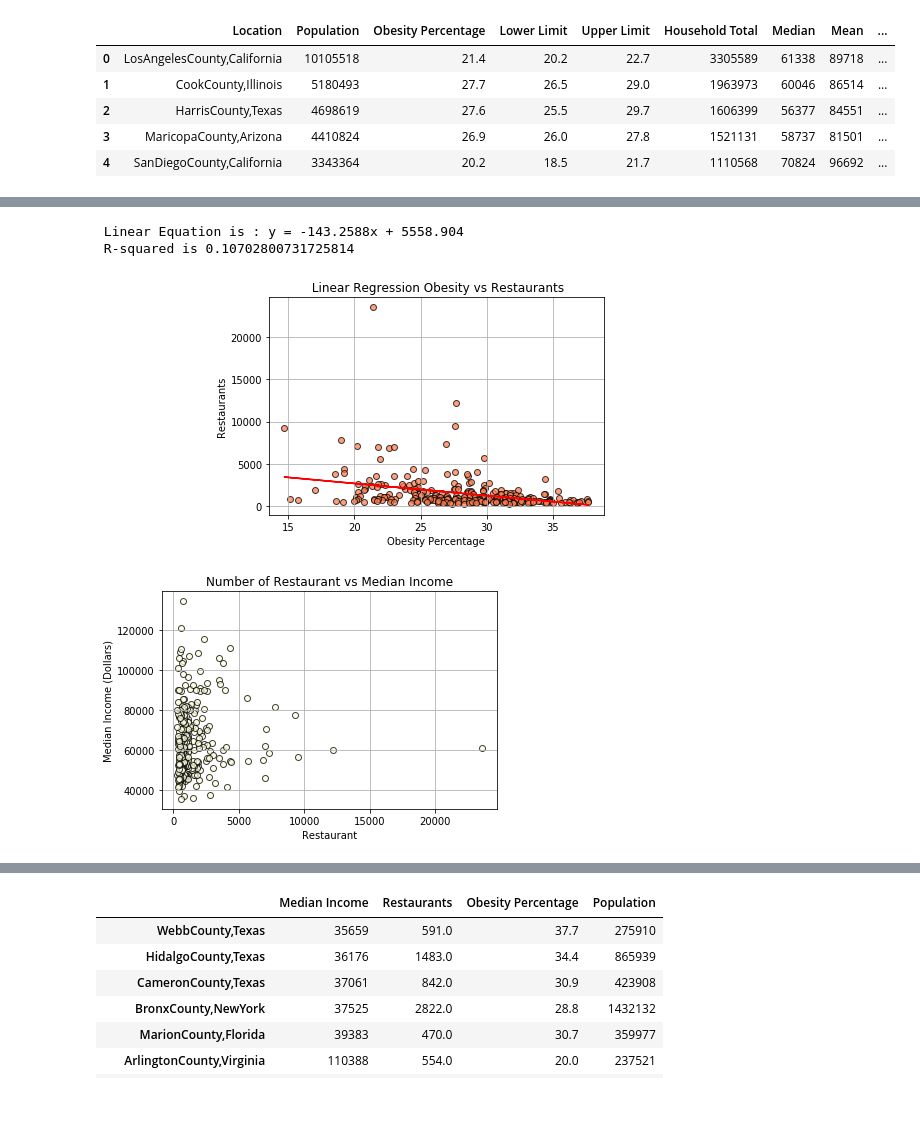
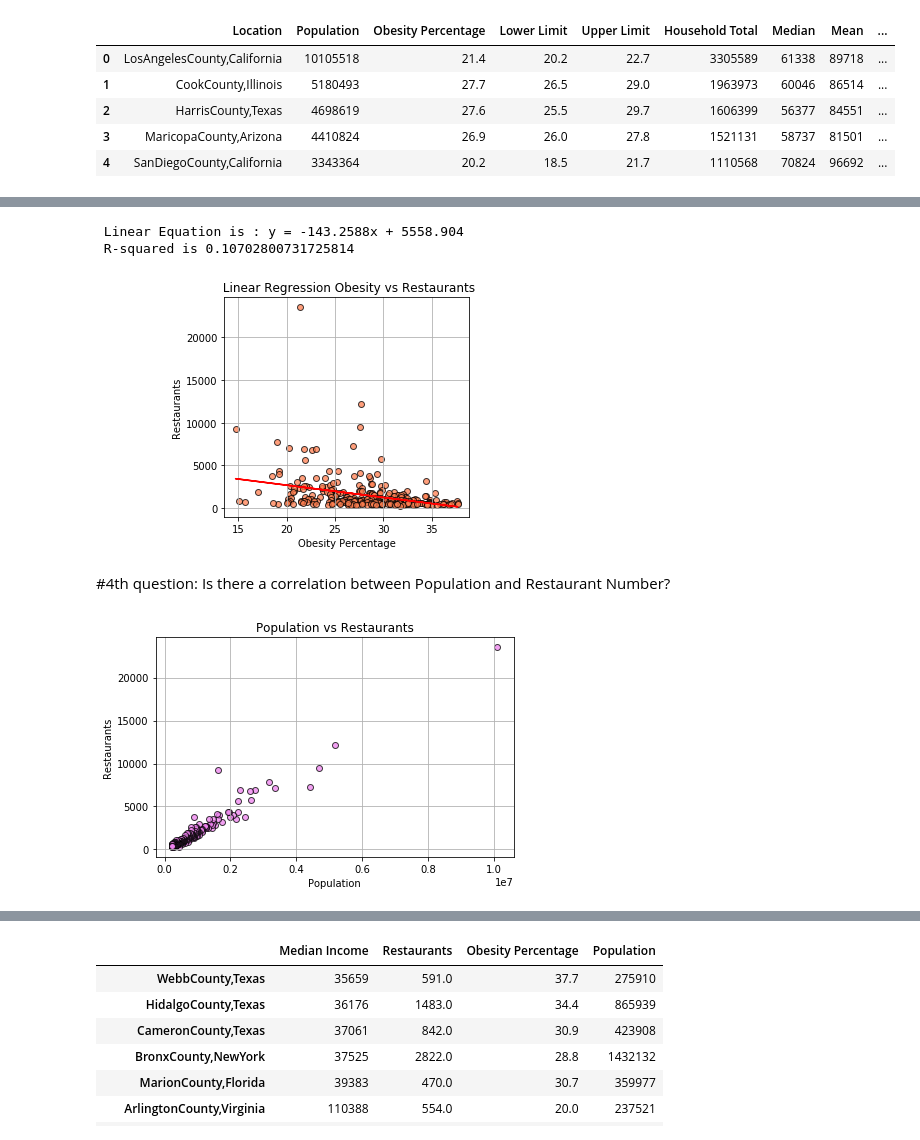
Before and after one commit to liliana-ilut/The-Mockingbirds, a Jupyter notebook: Clean Data/BarsAndGraphs.ipynb, the cells around one changed output, grey strips where cells are left out. Saved outputs shown, nothing was run; the diff lists cells and outputs as text; code cells hidden in the pictures; blank space fills up the shorter version.

```diff
--- a/Clean Data/BarsAndGraphs.ipynb
+++ b/Clean Data/BarsAndGraphs.ipynb
@@ -112,49 +145,53 @@ plt.show()
 # %%
 # the x and y values (x=population, y= obesity)
+obe = combined_df ["Obesity Percentage"]
 rest = combined_df["Total CBP and NES Establishments"]
-obe = combined_df ["Obesity Percentage"]
 
 #create the linear regression equation
 (slope, intercept, rvalue, pvalue, stderr) = linregress(obe, rest)
 regress_values = obe * slope + intercept
 line_eq = "y = " + str(round(slope,4)) + "x + " + str(round(intercept,4))
 
 plt.scatter(obe, rest,color="coral", edgecolors="black", alpha=0.75)
 plt.plot(obe,regress_values,"r-")
 plt.annotate(line_eq,(1,10), fontsize = 15, color = "red")
 
 #create the scatter plt, modify colors, grid and create labels for axis and title
 
 plt.xlabel("Obesity Percentage")
 plt.ylabel("Restaurants")
 plt.title(" Linear Regression Obesity vs Restaurants")
 plt.grid()
 
 print(f" Linear Equation is : {line_eq}")
 print(f" R-squared is {rvalue**2}")
 
 #save figure as .png file in Figures folder and show the figure on the script
+plt.tight_layout()
 plt.savefig("Figures/Regression_Restaurants_vs_Obesity.png")
 plt.show()
 # %% [output]
  Linear Equation is : y = -143.2588x + 5558.904
  R-squared is 0.10702800731725814
-[figure, old version]
+[figure, new version]
+# %% [markdown]
+#4th question: Is there a correlation between Population and Restaurant Number?
 # %%
-#4 question Restaurants vs Income
+# the x and y values (x=population, y= restaurants)
+pop = combined_df ["Population"]
+rest = combined_df["Total CBP and NES Establishments"]
 
-# the x and y values (x=population, y= obesity)
-rest = combined_df ["Total CBP and NES Establishments"]
-inc = combined_df["Median"]
 #create the scatter plt, modify colors, grid and create labels for axis and title
-plt.scatter(rest, inc,color="lightyellow", edgecolors="black", alpha=0.75)
-plt.xlabel("Restaurant")
-plt.ylabel("Median Income (Dollars)")
-plt.title("Number of Restaurant vs Median Income")
+plt.scatter(pop, rest,color="violet", edgecolors="black", alpha=0.75)
+plt.xlabel("Population")
+plt.ylabel("Restaurants")
+plt.title("Population vs Restaurants")
 plt.grid()
+
 #save figure as .png file in Figures folder and show the figure on the script
-plt.savefig("Figures/Restaurants_vs_Income.png")
+plt.tight_layout()
+plt.savefig("Figures/Population_vs_Restaurants.png")
 plt.show()
 # %% [output]
-[figure, old version]
+[figure, new version]
 # %%
```
Also changed, not shown: parts of 16 cells of this notebook, 10 other files.
